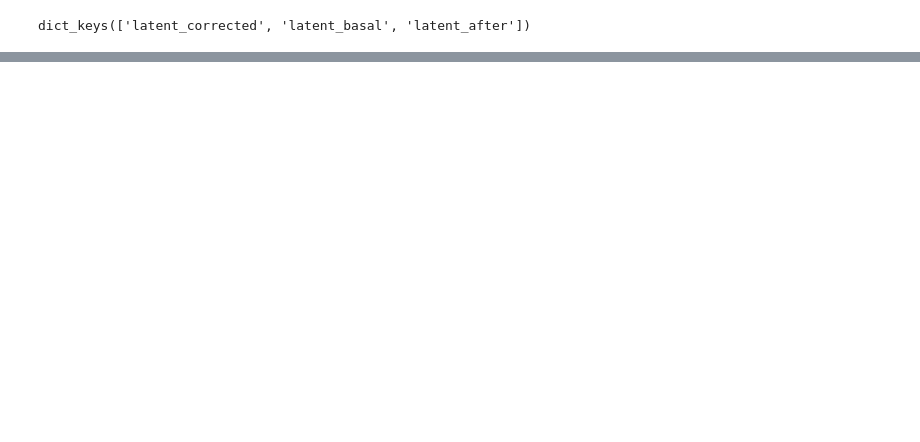
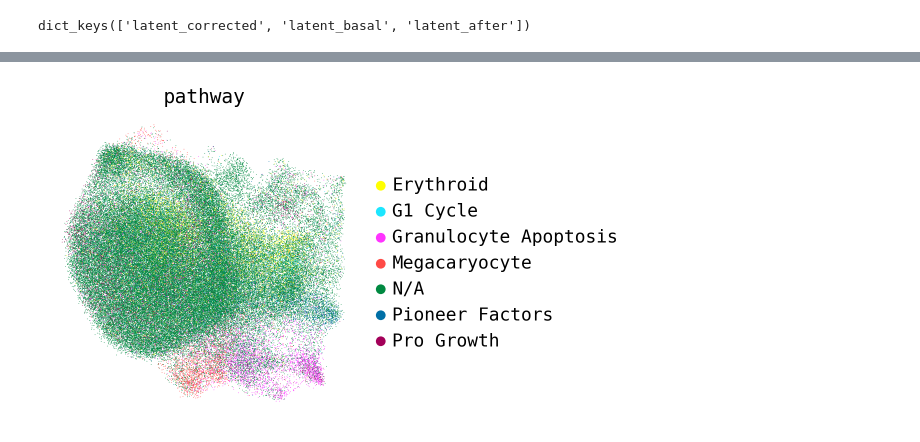
Before and after one commit to theislab/cpa, a Jupyter notebook: docs/tutorials/Norman.ipynb, the cells around one changed output, grey strips where cells are left out. Cells and saved outputs as stored; diff of their text form; code cells hidden in the pictures; blank space fills up the shorter version.

```diff
--- a/docs/tutorials/Norman.ipynb
+++ b/docs/tutorials/Norman.ipynb
@@ -392,0 +375,7 @@ sc.pl.violin(
+# %%
+sc.pl.umap(latent_outputs['latent_basal'],
+           color='pathway',
+           palette=sc.pl.palettes.godsnot_102,
+           frameon=False)
+# %% [output]
+[figure, added]
```
Also changed, not shown: parts of 21 cells of this notebook.
